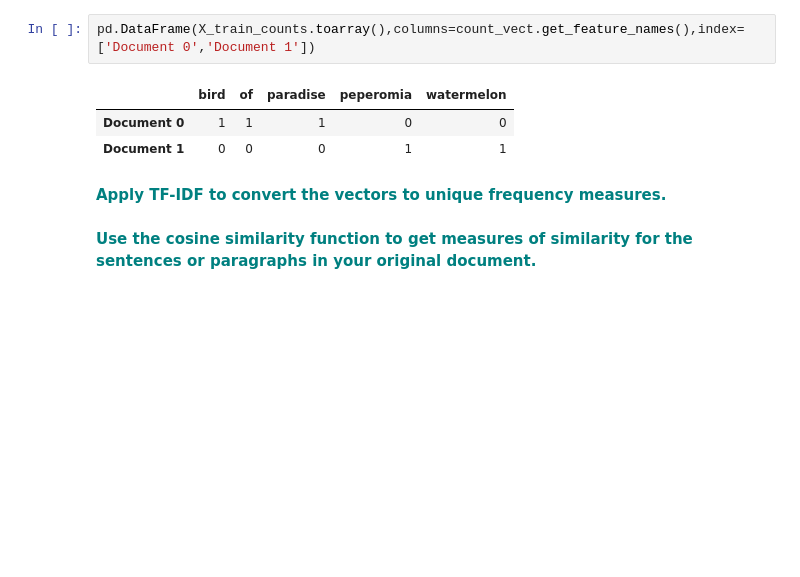
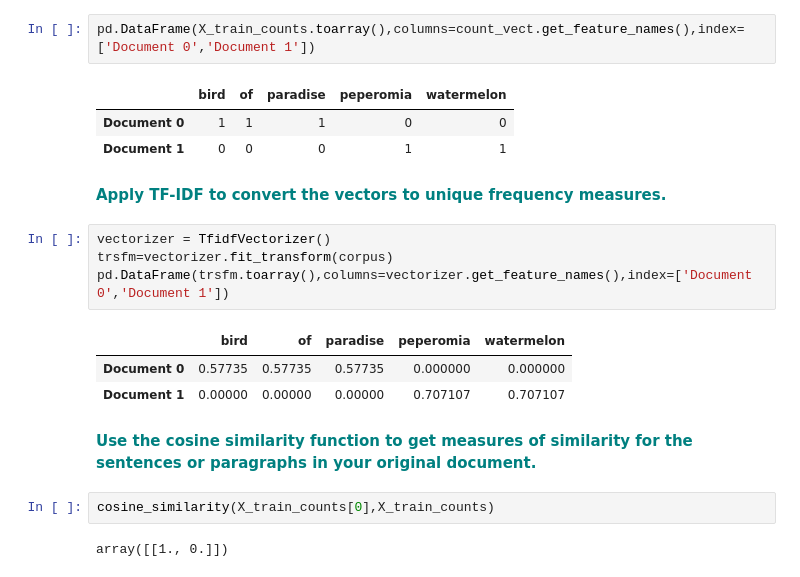
Before and after one commit to michaellaephillips/SpringBoard, a Jupyter notebook: CosineSimilarityCaseStudy/Cosine_Similarity_Case_Study.ipynb, the cells around one changed output. Saved outputs shown, nothing was run; the diff lists cells and outputs as text; blank space fills up the shorter version.

```diff
--- a/CosineSimilarityCaseStudy/Cosine_Similarity_Case_Study.ipynb
+++ b/CosineSimilarityCaseStudy/Cosine_Similarity_Case_Study.ipynb
@@ -131,5 +131,17 @@ pd.DataFrame(X_train_counts.toarray(),columns=count_vect.get_feature_names(),ind
 | Document 1 | 0 | 0 | 0 | 1 | 1 |
 # %% [markdown]
  **<font color='teal'> Apply TF-IDF to convert the vectors to unique frequency measures.</font>**
+# %%
+vectorizer = TfidfVectorizer()
+trsfm=vectorizer.fit_transform(corpus)
+pd.DataFrame(trsfm.toarray(),columns=vectorizer.get_feature_names(),index=['Document 0','Document 1'])
+# %% [output]
+|  | bird | of | paradise | peperomia | watermelon |
+| Document 0 | 0.57735 | 0.57735 | 0.57735 | 0.000000 | 0.000000 |
+| Document 1 | 0.00000 | 0.00000 | 0.00000 | 0.707107 | 0.707107 |
 # %% [markdown]
  **<font color='teal'> Use the cosine similarity function to get measures of similarity for the sentences or paragraphs in your original document.</font>**
+# %%
+cosine_similarity(X_train_counts[0],X_train_counts)
+# %% [output]
+array([[1., 0.]])
```
Also changed, not shown: 4 other files.
